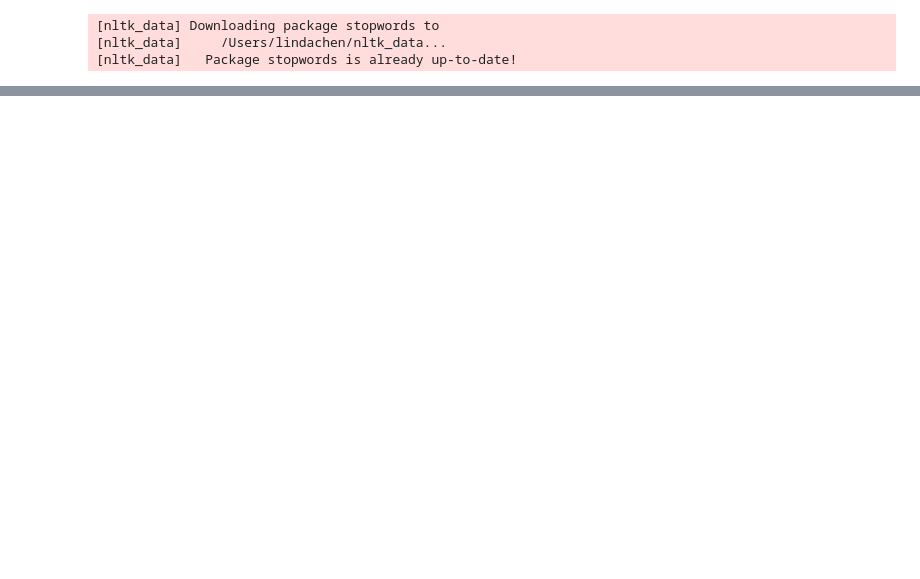
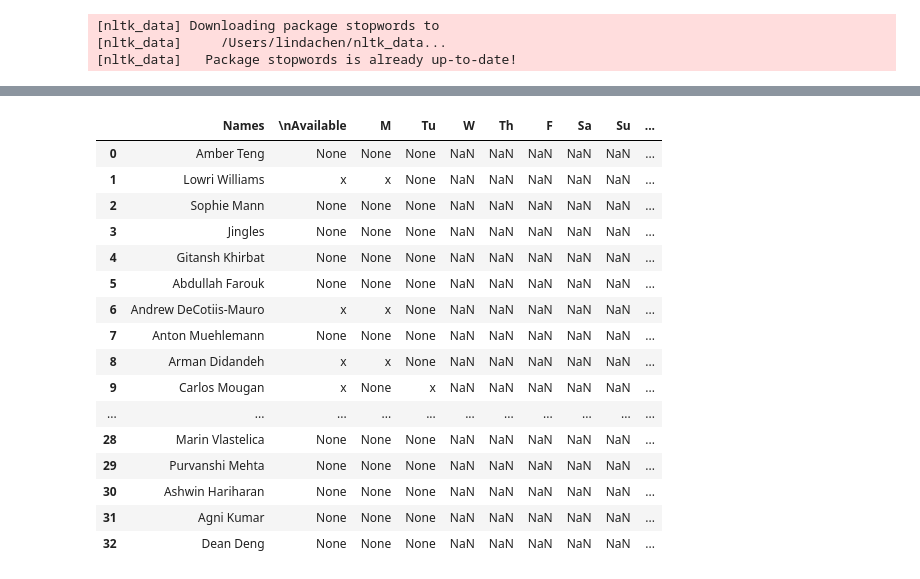
Before and after one commit to linnndachen/TDS-recomsys, a Jupyter notebook: juypter/recomm_local.ipynb, the cells around one changed output, grey strips where cells are left out. Cells and saved outputs as stored; diff of their text form; code cells hidden in the pictures; blank space fills up the shorter version.

```diff
--- a/juypter/recomm_local.ipynb
+++ b/juypter/recomm_local.ipynb
@@ -183,0 +230,20 @@ Name: Names, dtype: object
+# %%
+vec_df
+# %% [output]
+|  | Names | \nAvailable | M | Tu | W | Th | F | Sa | Su | ... |
+| 0 | Amber Teng | None | None | None | NaN | NaN | NaN | NaN | NaN | ... |
+| 1 | Lowri Williams | x | x | None | NaN | NaN | NaN | NaN | NaN | ... |
+| 2 | Sophie Mann | None | None | None | NaN | NaN | NaN | NaN | NaN | ... |
+| 3 | Jingles | None | None | None | NaN | NaN | NaN | NaN | NaN | ... |
+| 4 | Gitansh Khirbat | None | None | None | NaN | NaN | NaN | NaN | NaN | ... |
+| 5 | Abdullah Farouk | None | None | None | NaN | NaN | NaN | NaN | NaN | ... |
+| 6 | Andrew DeCotiis-Mauro | x | x | None | NaN | NaN | NaN | NaN | NaN | ... |
+| 7 | Anton Muehlemann | None | None | None | NaN | NaN | NaN | NaN | NaN | ... |
+| 8 | Arman Didandeh | x | x | None | NaN | NaN | NaN | NaN | NaN | ... |
+| 9 | Carlos Mougan | x | None | x | NaN | NaN | NaN | NaN | NaN | ... |
+| ... | ... | ... | ... | ... | ... | ... | ... | ... | ... | ... |
+| 28 | Marin Vlastelica | None | None | None | NaN | NaN | NaN | NaN | NaN | ... |
+| 29 | Purvanshi Mehta | None | None | None | NaN | NaN | NaN | NaN | NaN | ... |
+| 30 | Ashwin Hariharan | None | None | None | NaN | NaN | NaN | NaN | NaN | ... |
+| 31 | Agni Kumar | None | None | None | NaN | NaN | NaN | NaN | NaN | ... |
+| 32 | Dean Deng | None | None | None | NaN | NaN | NaN | NaN | NaN | ... |
```
Also changed, not shown: parts of 9 cells of this notebook, 1 other file.
